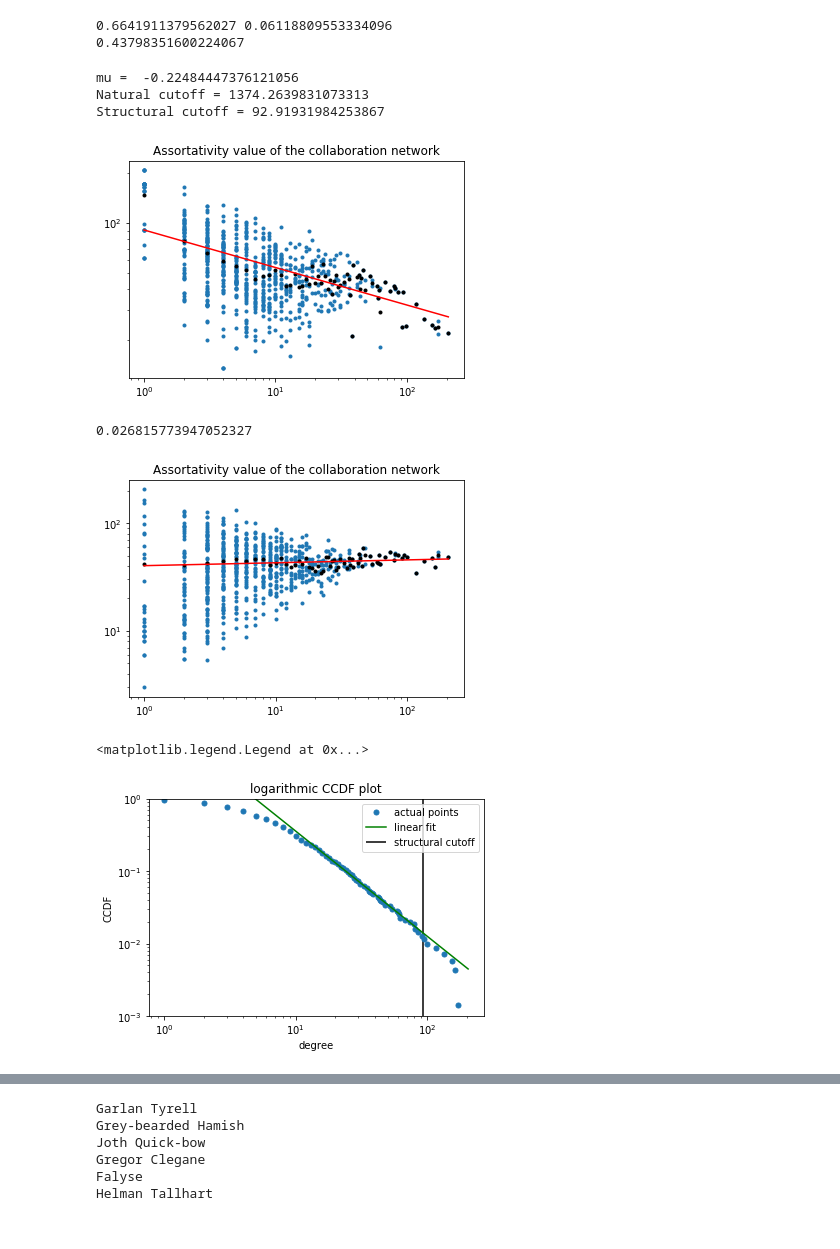
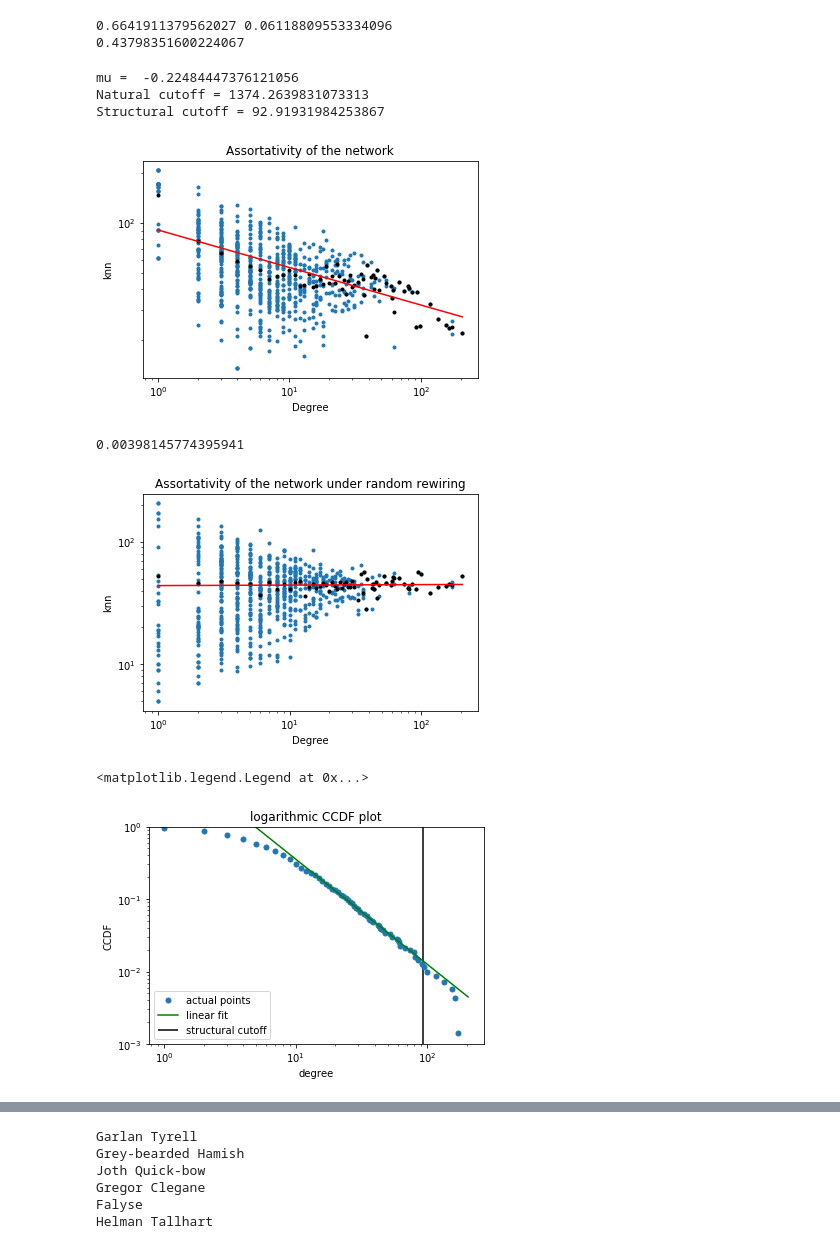
Before and after one commit to Dan8991/A-Storm-of-Nodes, a Jupyter notebook: got_network.ipynb, the cells around one changed output, grey strips where cells are left out. Cells and saved outputs as stored; diff of their text form; code cells hidden in the pictures.

```diff
--- a/got_network.ipynb
+++ b/got_network.ipynb
@@ -145,34 +144,38 @@ print(np.sum(clustering[:, np.newaxis]*degrees)/np.sum(degrees))
 # %%
 p, unique, knn, temp_knn = get_assortativity_value(A)
 degrees = remove_zeros(get_degrees(A))
 
-plt.title("Assortativity value of the collaboration network")
+plt.title("Assortativity of the network")
 plt.loglog(degrees, temp_knn, marker=".", linestyle='None')
 plt.loglog(unique, knn, marker = '.', linestyle='None', c='black')
-plt.loglog(unique, np.exp(p[1] + np.log(unique)*p[0]), c = 'r')
+plt.loglog(unique, np.exp(p[1] + np.log(unique)*p[0]), c = 'red')
+plt.xlabel("Degree")
+plt.ylabel("knn")
 print("mu = ",p[0])
 print(f"Natural cutoff = {kmin * N ** (1 / (gamma - 1))}")
 print(f"Structural cutoff = {np.sum(degrees)**0.5}")
 plt.show()
 # %% [output]
 mu =  -0.22484447376121056
 Natural cutoff = 1374.2639831073313
 Structural cutoff = 92.91931984253867
-[figure, old version]
+[figure, new version]
 # %%
 B = random_rewiring(A)
 p, unique, knn, temp_knn = get_assortativity_value(B)
 degrees = remove_zeros(get_degrees(B))
 
-plt.title("Assortativity value of the collaboration network")
+plt.title("Assortativity of the network under random rewiring")
+plt.xlabel("Degree")
+plt.ylabel("knn")
 plt.loglog(degrees, temp_knn, marker=".", linestyle='None')
 plt.loglog(unique, knn, marker = '.', linestyle='None', c='black')
 plt.loglog(unique, np.exp(p[1] + np.log(unique)*p[0]), c = 'r')
 print(p[0])
 plt.show()
 # %% [output]
-0.026815773947052327
+0.00398145774395941
-[figure, old version]
+[figure, new version]
 # %%
 uniques, pdf = get_neighbours_pdf(degrees)
 
@@ -190,10 +193,10 @@ plt.xlabel('degree')
 plt.ylabel('CCDF')
 plt.ylim(0.001, 1)
 plt.vlines(np.sum(degrees)**0.5, 1e-3, 1)
-plt.legend(["actual points", "linear fit", "structural cutoff"])
+plt.legend(["actual points", "linear fit", "structural cutoff"], loc = "lower left")
 # %% [output]
 <matplotlib.legend.Legend at 0x...>
-[figure, old version]
+[figure, new version]
 # %%
 nodes = [[]]
 i = 0
```
Also changed, not shown: parts of 11 cells of this notebook.
